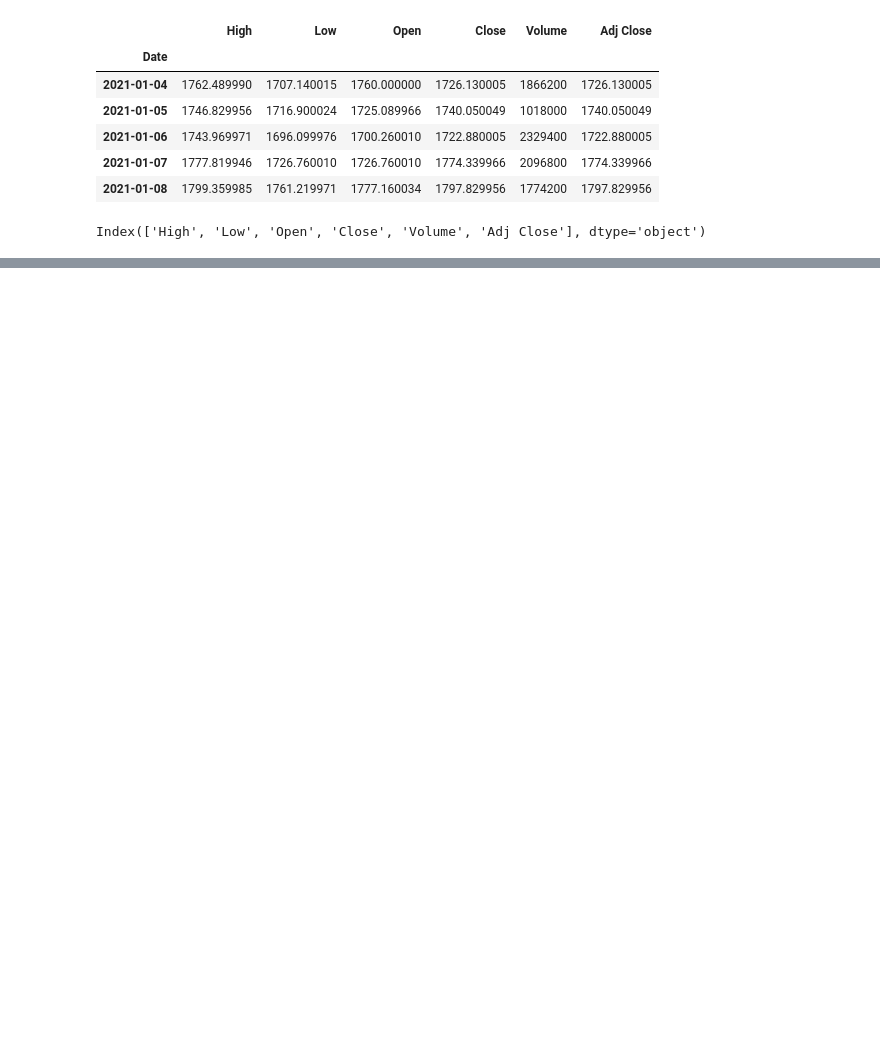
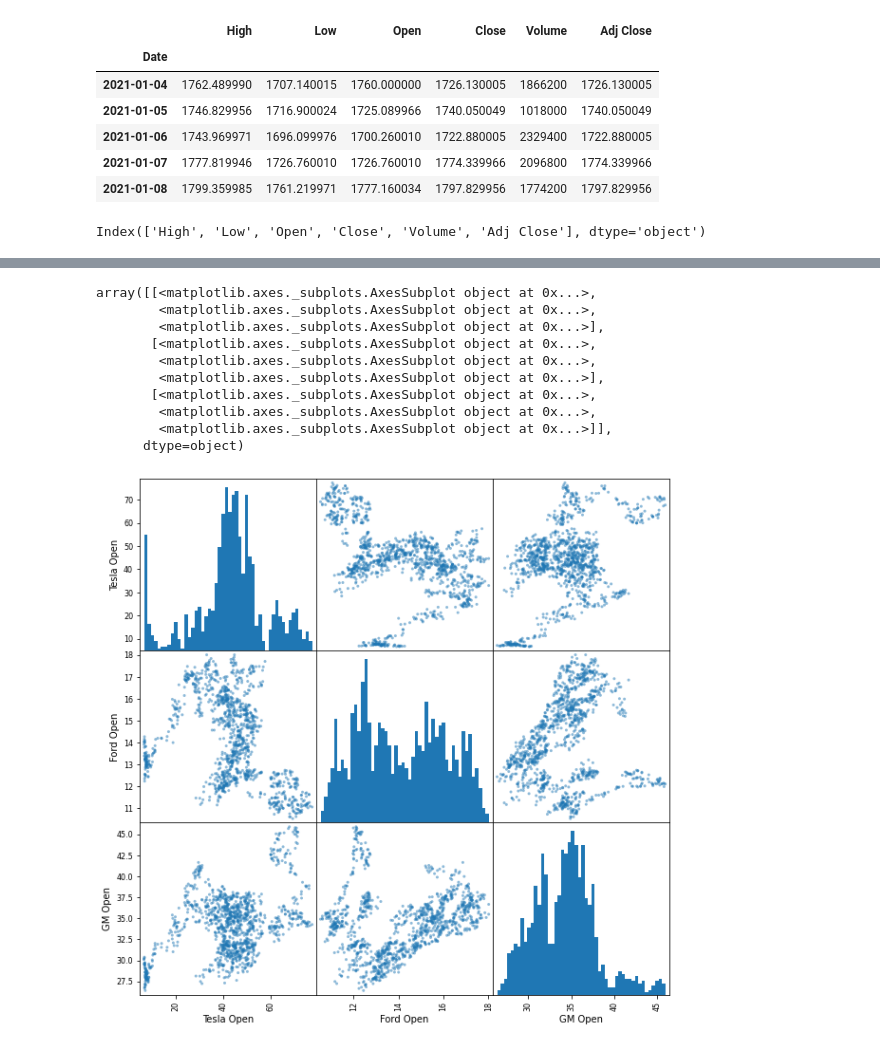
Before and after one commit to ELITA04/StockPriceAnalysis, a Jupyter notebook: StockMarketAnalysis.ipynb, the cells around one changed output, grey strips where cells are left out. Cells and saved outputs as stored; diff of their text form; code cells hidden in the pictures; blank space fills up the shorter version.

```diff
--- a/StockMarketAnalysis.ipynb
+++ b/StockMarketAnalysis.ipynb
@@ -48,0 +66,7 @@ fig.show()
+# %%
+start_date = datetime.datetime(2013, 1, 1)
+end_date = datetime.datetime(2018, 1, 1)
+# %%
+tesla = pd.DataFrame(web.DataReader('TSLA', 'yahoo', start_date, end_date))
+ford = pd.DataFrame(web.DataReader('F', 'yahoo', start_date, end_date))
+gm_motors = pd.DataFrame(web.DataReader('GM', 'yahoo', start_date, end_date))
@@ -48,0 +91,5 @@ fig.show()
+# %%
+tesla['TotalTraded'] = tesla['Open'] * tesla['Volume']
+ford['TotalTraded'] = ford['Open'] * ford['Volume']
+gm_motors['TotalTraded'] = gm_motors['Open'] * gm_motors['Volume']
+tesla.head()
@@ -48,0 +115,4 @@ fig.show()
+# %%
+car_companies = pd.concat([tesla['Open'], ford['Open'], gm_motors['Open']], axis = 1)
+car_companies.columns = ['Tesla Open', 'Ford Open', 'GM Open']
+car_companies.head()
@@ -48,0 +134,14 @@ fig.show()
+# %%
+scatter_matrix(car_companies, figsize = (10, 10), hist_kwds={'bins': 50})
+# %% [output]
+array([[<matplotlib.axes._subplots.AxesSubplot object at 0x...>,
+        <matplotlib.axes._subplots.AxesSubplot object at 0x...>,
+        <matplotlib.axes._subplots.AxesSubplot object at 0x...>],
+       [<matplotlib.axes._subplots.AxesSubplot object at 0x...>,
+        <matplotlib.axes._subplots.AxesSubplot object at 0x...>,
+        <matplotlib.axes._subplots.AxesSubplot object at 0x...>],
+       [<matplotlib.axes._subplots.AxesSubplot object at 0x...>,
+        <matplotlib.axes._subplots.AxesSubplot object at 0x...>,
+        <matplotlib.axes._subplots.AxesSubplot object at 0x...>]],
+      dtype=object)
+[figure, added]
```
Also changed, not shown: parts of 30 cells of this notebook.
